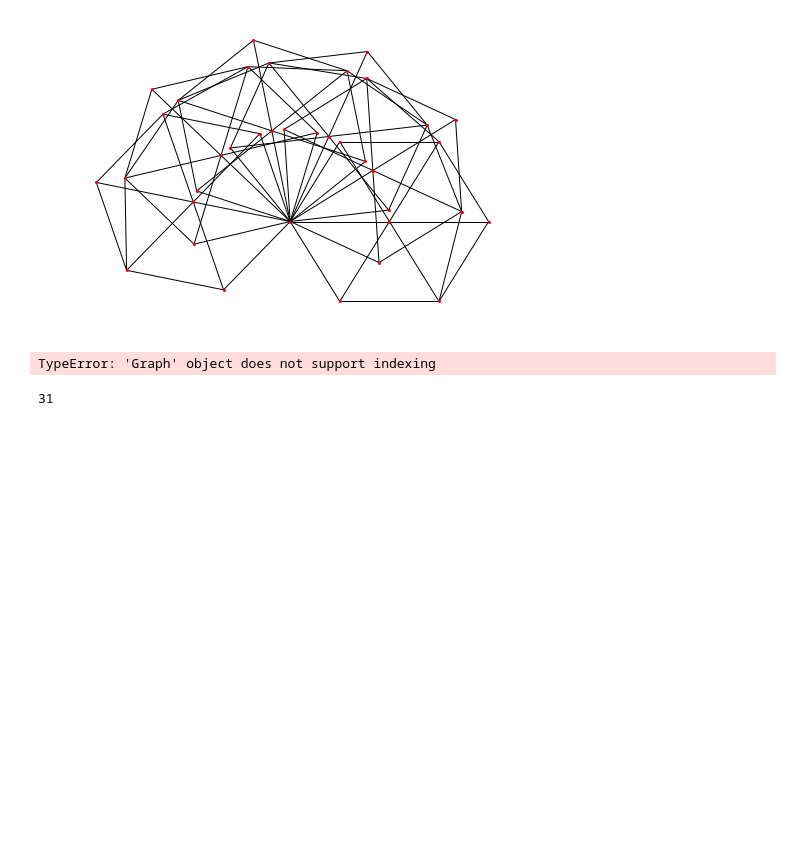
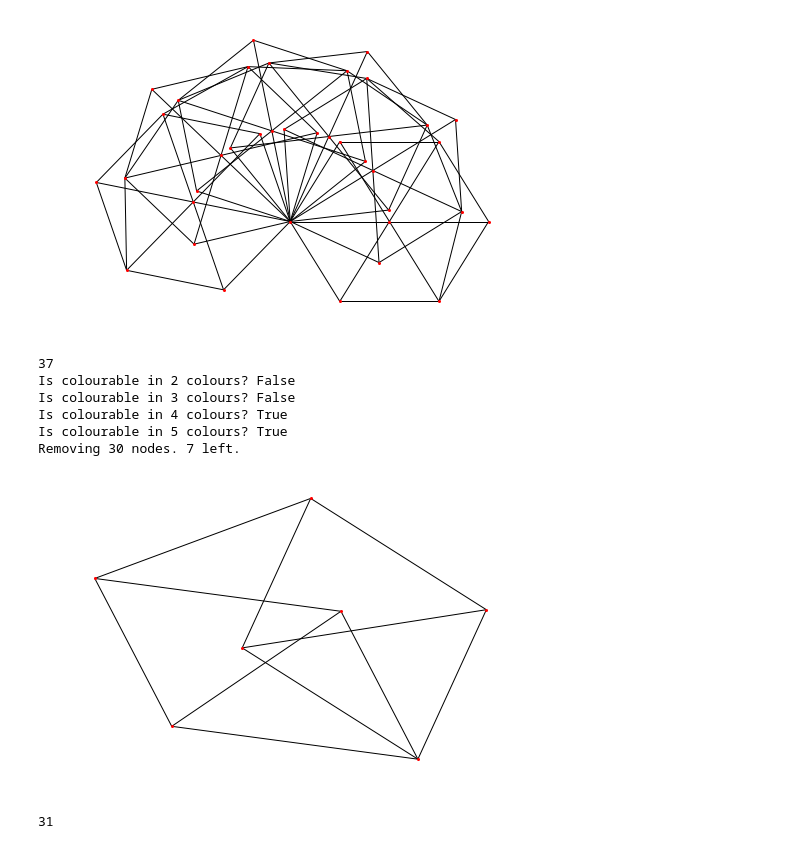
Before and after one commit to oisincar/cnp-5, a Jupyter notebook: Example.ipynb, the cells around one changed output. Saved outputs shown, nothing was run; the diff lists cells and outputs as text; code cells hidden in the pictures; blank space fills up the shorter version.

```diff
--- a/Example.ipynb
+++ b/Example.ipynb
@@ -35,21 +35,25 @@ G.show()
 # %%
 print(len(H[0]))
 
 # See if this graph is n-colourable
 import cnp.sat
-importlib.reload(cnp.sat)
-
 from cnp.sat import isColourable, genMinGraph, optimize
 
 for i in range(2,6):
     print("Is colourable in", i, "colours?", isColourable(G, i))
 
 # Find minimal subgraph that's still not 3 colourable
 optimize(G, 3, extract_MUS=True)
 
 G.show()
 # %% [output]
-TypeError: 'Graph' object does not support indexing
+37
+Is colourable in 2 colours? False
+Is colourable in 3 colours? False
+Is colourable in 4 colours? True
+Is colourable in 5 colours? True
+Removing 30 nodes. 7 left.
+[figure, added]
 # %%
 # Now for a more complicated example... Showing M can never have a tricolour
 # central H
```
Also changed, not shown: parts of 11 cells of this notebook.
